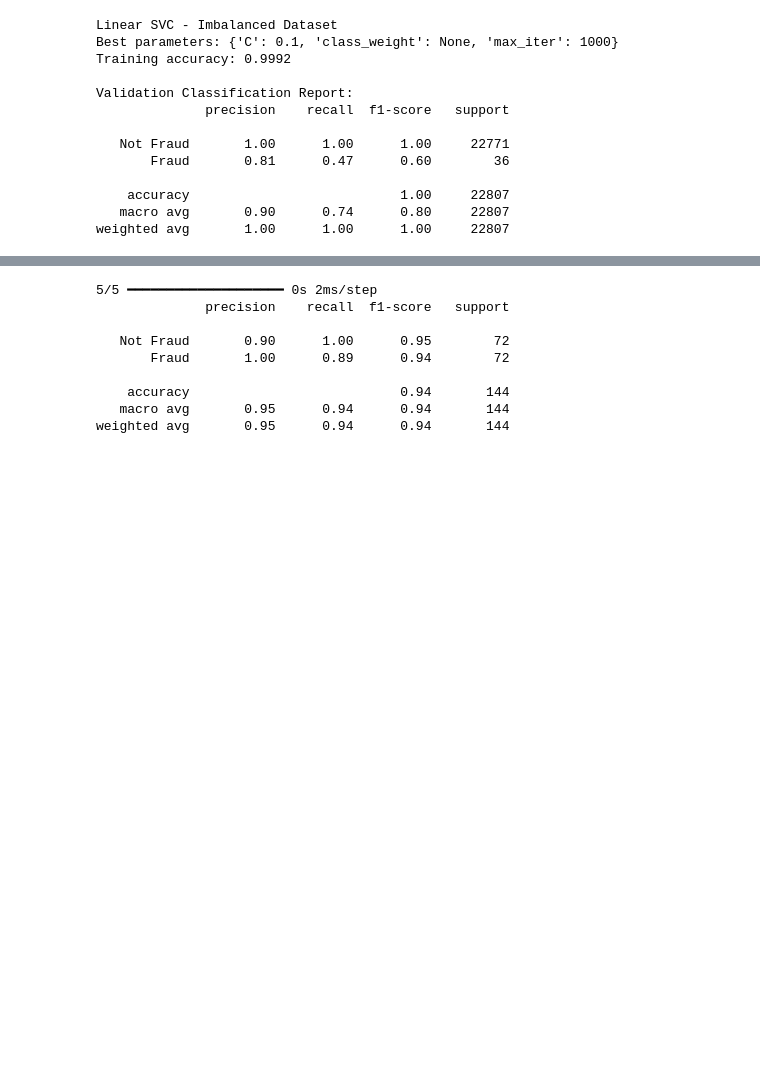
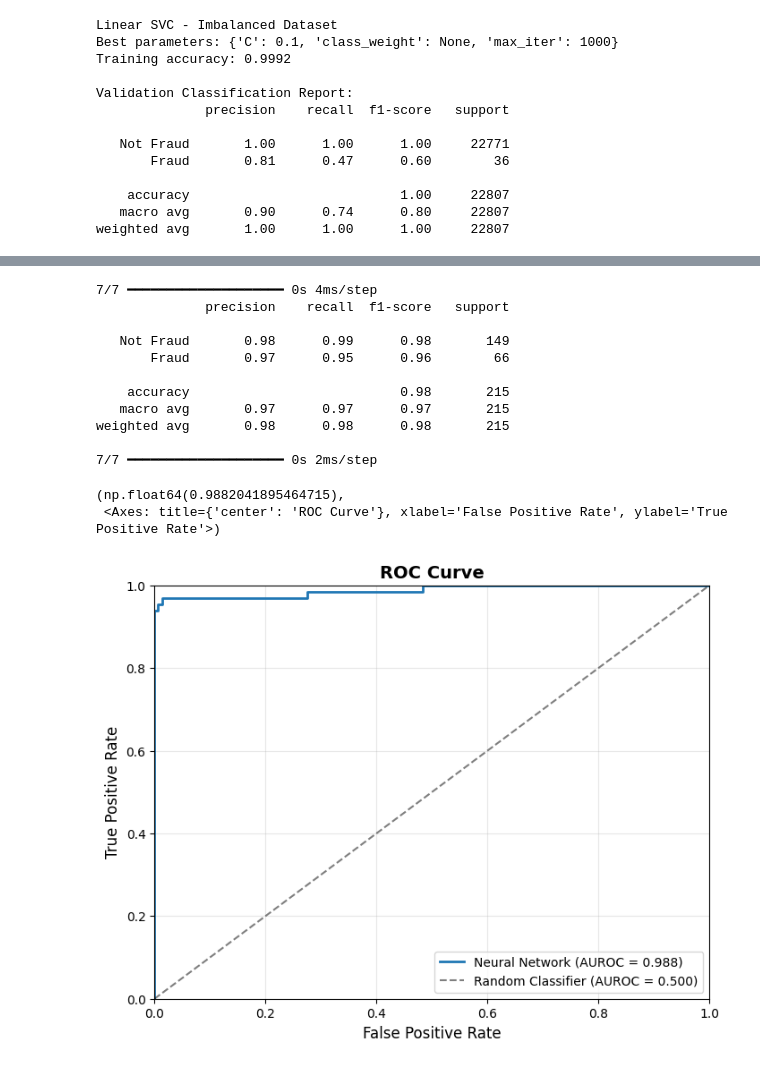
Before and after one commit to webdevmrpl/creditcard, a Jupyter notebook: project/credit_card_fraud_detection.ipynb, the cells around one changed output, grey strips where cells are left out. Cells and saved outputs as stored; diff of their text form; code cells hidden in the pictures; blank space fills up the shorter version.

```diff
--- a/project/credit_card_fraud_detection.ipynb
+++ b/project/credit_card_fraud_detection.ipynb
@@ -351,13 +408,17 @@ from tensorflow.keras.layers import InputLayer, Dense, BatchNormalization
 from tensorflow.keras.callbacks import ModelCheckpoint
 
 neural_network = Sequential()
-neural_network.add(InputLayer((X_train.shape[1],)))
+neural_network.add(InputLayer((X_train_b.shape[1],)))
 neural_network.add(Dense(2, 'relu'))
 neural_network.add(BatchNormalization())
 neural_network.add(Dense(1, 'sigmoid'))
 
 checkpoint = ModelCheckpoint('neural_net.keras', save_best_only=True)
 neural_network.compile(optimizer='adam', loss='binary_crossentropy', metrics=['accuracy'])
-neural_network.fit(X_train, y_train, validation_data=(X_val, y_val), epochs=40, callbacks=checkpoint)
+neural_network.fit(X_train_b, y_train_b, validation_data=(X_val_b, y_val_b), epochs=40, callbacks=checkpoint)
+
+def neural_net_predictions(model, x):
+  return (model.predict(x).flatten() > 0.5).astype(int)
+neural_net_predictions(neural_network, X_val_b)
 # %% [output]
 Epoch 1/40
@@ -388,12 +451,18 @@ array([0, 0, 0, ..., 0, 0, 0])
 # %%
 print(classification_report(y_val_b, neural_net_predictions(neural_network, X_val_b), target_names=['Not Fraud', 'Fraud']))
+plot_roc_curve(y_val_b, neural_network.predict(X_val_b).flatten(), model_name="Neural Network")
 # %% [output]
-5/5 ━━━━━━━━━━━━━━━━━━━━ 0s 2ms/step
+7/7 ━━━━━━━━━━━━━━━━━━━━ 0s 4ms/step
               precision    recall  f1-score   support
 
-   Not Fraud       0.90      1.00      0.95        72
-       Fraud       1.00      0.89      0.94        72
+   Not Fraud       0.98      0.99      0.98       149
+       Fraud       0.97      0.95      0.96        66
 
-    accuracy                           0.94       144
-   macro avg       0.95      0.94      0.94       144
-weighted avg       0.95      0.94      0.94       144
+    accuracy                           0.98       215
+   macro avg       0.97      0.97      0.97       215
+weighted avg       0.98      0.98      0.98       215
+
+7/7 ━━━━━━━━━━━━━━━━━━━━ 0s 2ms/step
+(np.float64(0.9882041895464715),
+ <Axes: title={'center': 'ROC Curve'}, xlabel='False Positive Rate', ylabel='True Positive Rate'>)
+[figure, added]
```
Also changed, not shown: parts of 12 cells of this notebook, 4 other files.
